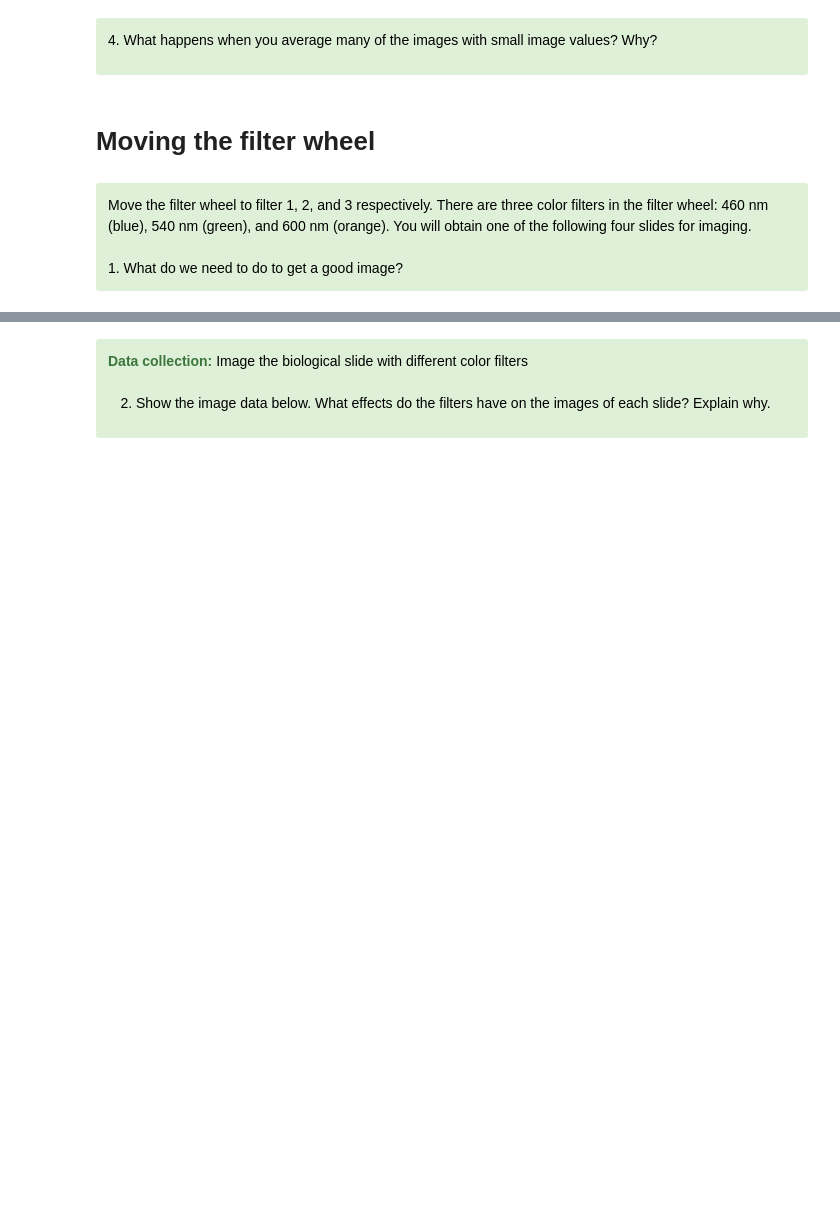
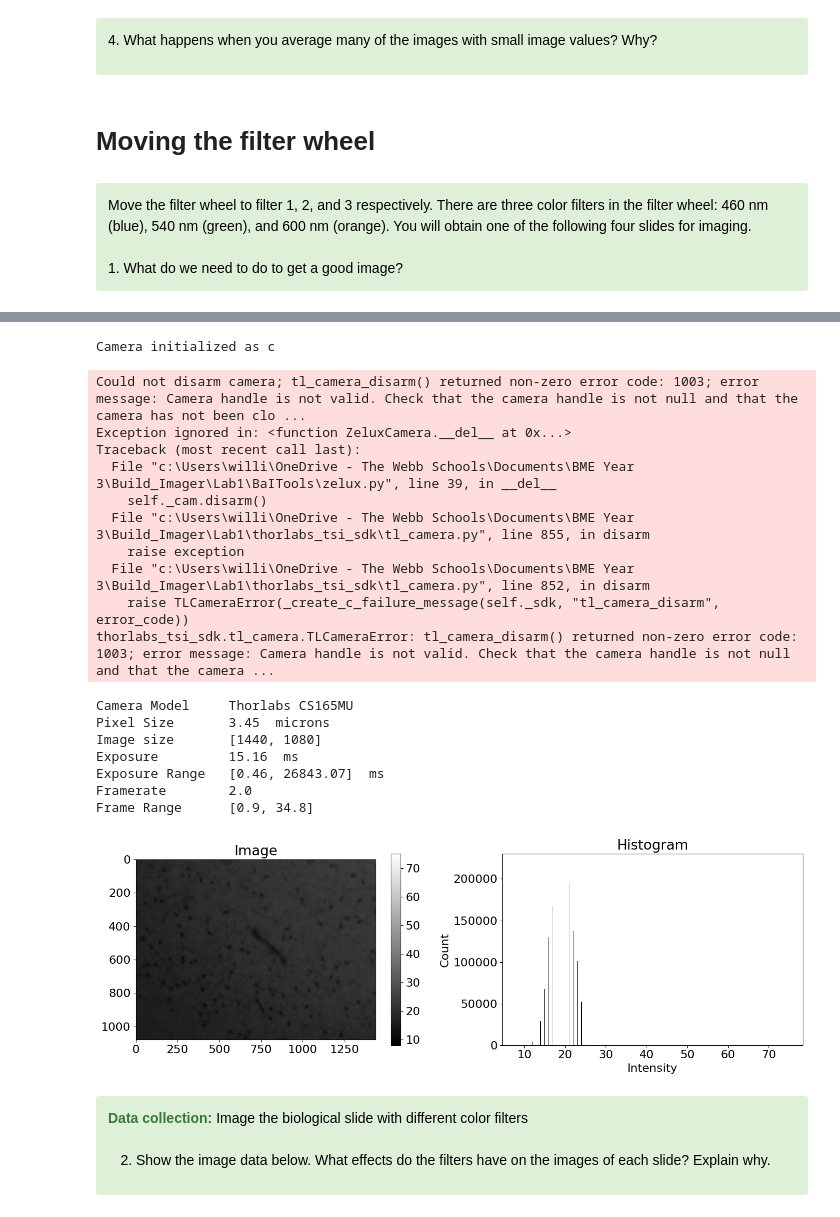
Before and after one commit to lilchromozome/Build_Imager_2025, a Jupyter notebook: Lab1/Lab1 Part1 (Clean).ipynb, the cells around one changed output, grey strips where cells are left out. Saved outputs shown, nothing was run; the diff lists cells and outputs as text; code cells hidden in the pictures; blank space fills up the shorter version.

Commit message:
color wheel

```diff
--- a/Lab1/Lab1 Part1 (Clean).ipynb
+++ b/Lab1/Lab1 Part1 (Clean).ipynb
@@ -610,6 +610,56 @@ plt.savefig(f"averaged_small_aperature_image.png")
 </div>
 # %% [markdown]
 <img src="Lab1\Bioslide.jpg" style="width:900px">
+# %%
+print('Camera initialized as c')
+c = Camera()
+c.open()
+
+# check image properties
+c.get_properties()
+c.set_exposure(15)
+c.get_exposure()
+c.set_framerate(2)
+c.get_framerate()
+
+test_im = c.capture().copy()
+
+fig, (ax1, ax2) = plt.subplots(1, 2, figsize=(14, 5))
+
+# img
+x = ax1.imshow(test_im, cmap='gray')
+fig.colorbar(x, ax=ax1)
+ax1.set_title("Image")
+
+# hist
+ax2.hist(test_im.ravel(), bins=1024, color='black')
+ax2.set_title("Histogram")
+ax2.set_xlabel("Intensity")
+ax2.set_ylabel("Count")
+
+c.close()
+plt.tight_layout()
+plt.show()
+# %% [output]
+Camera initialized as c
+Could not disarm camera; tl_camera_disarm() returned non-zero error code: 1003; error message: Camera handle is not valid. Check that the camera handle is not null and that the camera has not been clo ...
+Exception ignored in: <function ZeluxCamera.__del__ at 0x...>
+Traceback (most recent call last):
+  File "c:\Users\willi\OneDrive - The Webb Schools\Documents\BME Year 3\Build_Imager\Lab1\BaITools\zelux.py", line 39, in __del__
+    self._cam.disarm()
+  File "c:\Users\willi\OneDrive - The Webb Schools\Documents\BME Year 3\Build_Imager\Lab1\thorlabs_tsi_sdk\tl_camera.py", line 855, in disarm
+    raise exception
+  File "c:\Users\willi\OneDrive - The Webb Schools\Documents\BME Year 3\Build_Imager\Lab1\thorlabs_tsi_sdk\tl_camera.py", line 852, in disarm
+    raise TLCameraError(_create_c_failure_message(self._sdk, "tl_camera_disarm", error_code))
+thorlabs_tsi_sdk.tl_camera.TLCameraError: tl_camera_disarm() returned non-zero error code: 1003; error message: Camera handle is not valid. Check that the camera handle is not null and that the camera ...
+Camera Model     Thorlabs CS165MU
+Pixel Size       3.45  microns
+Image size       [1440, 1080]
+Exposure         15.16  ms
+Exposure Range   [0.46, 26843.07]  ms
+Framerate        2.0
+Frame Range      [0.9, 34.8]
+[figure, added]
 # %% [markdown]
 <div class="alert alert-block alert-success">
 <b>Data collection:</b> <font color='black'> Image the biological slide with different color filters <br/><br/>
```
Also changed, not shown: 4 other files.
